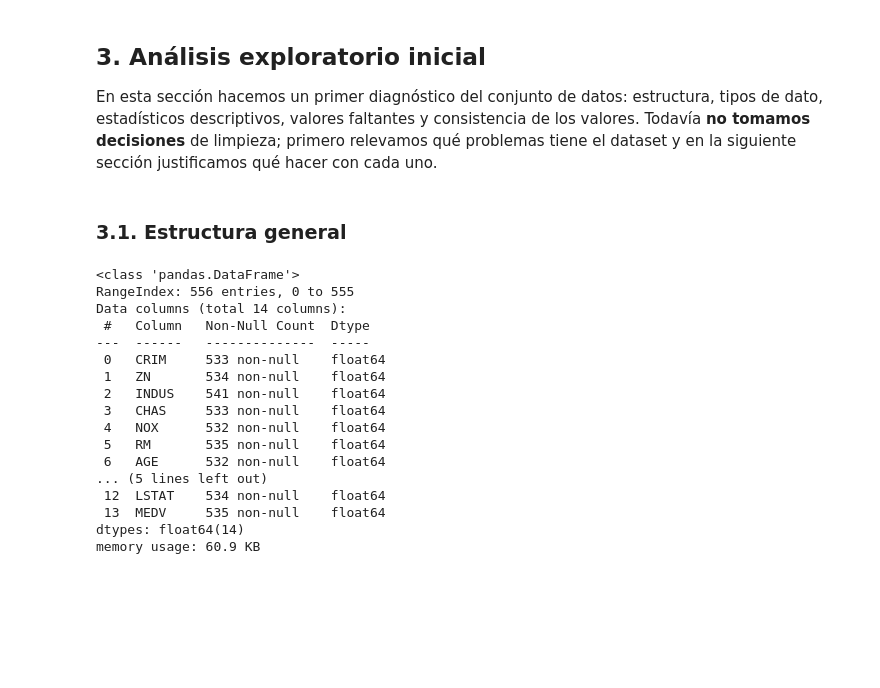
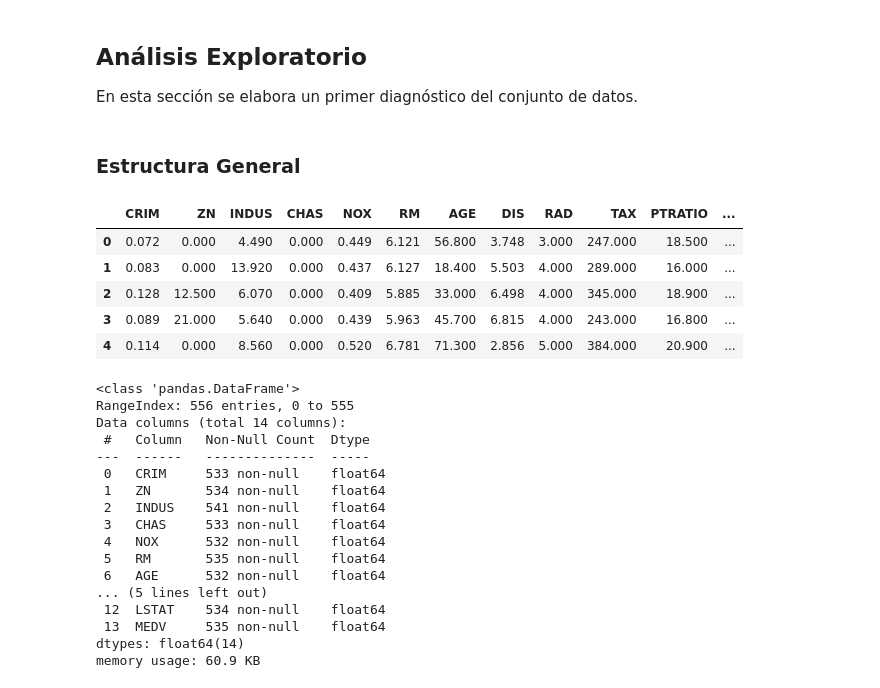
Before and after one commit to Juliansilva1/TP_AA1_Aiup_Paoloni_Silva, a Jupyter notebook: src/TP-regresion-AA1.ipynb, the cells around one changed output. Cells and saved outputs as stored; diff of their text form; code cells hidden in the pictures; blank space fills up the shorter version.

Commit message:
style: se corrige encabezado y primeros scripts.

```diff
--- a/src/TP-regresion-AA1.ipynb
+++ b/src/TP-regresion-AA1.ipynb
@@ -42,6 +32,2 @@ cualquier integrante del grupo sin necesidad de modificar el código.
 # %%
-# Cargamos el dataset desde la raíz del repositorio usando una ruta relativa.
-house_pricing = pd.read_csv("house-prices-tp.csv")
-
-# Verificamos las dimensiones del conjunto de datos (filas, columnas).
-print(f"Filas: {house_pricing.shape[0]}  |  Columnas: {house_pricing.shape[1]}")
+house_pricing = pd.read_csv("../data/house-prices-tp.csv")
@@ -79,10 +34,16 @@ Observaciones que ya podemos anticipar a partir de la definición de las variabl
 # %% [markdown]
-## 3. Análisis exploratorio inicial
+## Análisis Exploratorio
 
-En esta sección hacemos un primer diagnóstico del conjunto de datos: estructura, tipos de
-dato, estadísticos descriptivos, valores faltantes y consistencia de los valores. Todavía
-**no tomamos decisiones** de limpieza; primero relevamos qué problemas tiene el dataset y
-en la siguiente sección justificamos qué hacer con cada uno.
+En esta sección se elabora un primer diagnóstico del conjunto de datos.
 # %% [markdown]
-### 3.1. Estructura general
+### Estructura General
+# %%
+house_pricing.head()
+# %% [output]
+|  | CRIM | ZN | INDUS | CHAS | NOX | RM | AGE | DIS | RAD | TAX | PTRATIO | ... |
+| 0 | 0.072 | 0.000 | 4.490 | 0.000 | 0.449 | 6.121 | 56.800 | 3.748 | 3.000 | 247.000 | 18.500 | ... |
+| 1 | 0.083 | 0.000 | 13.920 | 0.000 | 0.437 | 6.127 | 18.400 | 5.503 | 4.000 | 289.000 | 16.000 | ... |
+| 2 | 0.128 | 12.500 | 6.070 | 0.000 | 0.409 | 5.885 | 33.000 | 6.498 | 4.000 | 345.000 | 18.900 | ... |
+| 3 | 0.089 | 21.000 | 5.640 | 0.000 | 0.439 | 5.963 | 45.700 | 6.815 | 4.000 | 243.000 | 16.800 | ... |
+| 4 | 0.114 | 0.000 | 8.560 | 0.000 | 0.520 | 6.781 | 71.300 | 2.856 | 5.000 | 384.000 | 20.900 | ... |
 # %%
```
Also changed, not shown: parts of 10 cells of this notebook.
